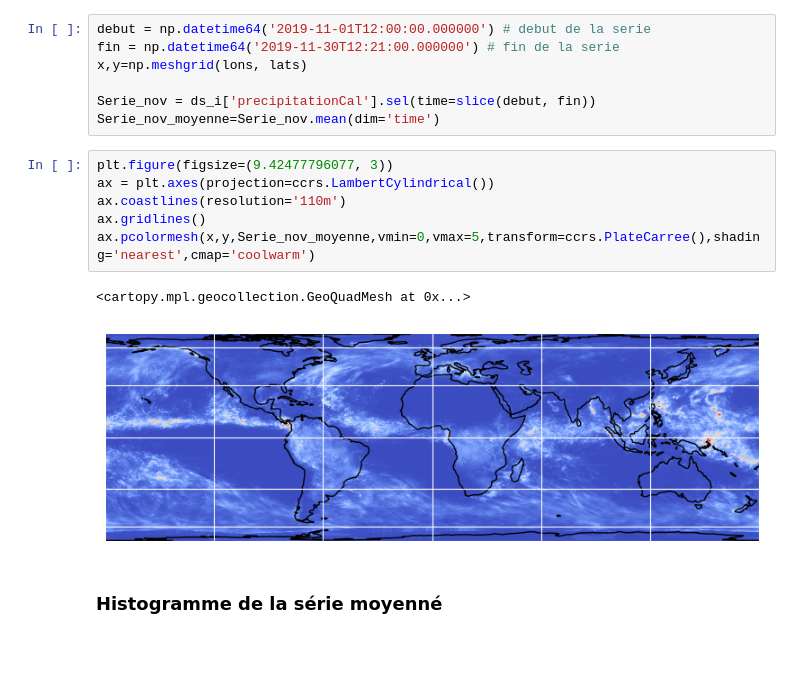
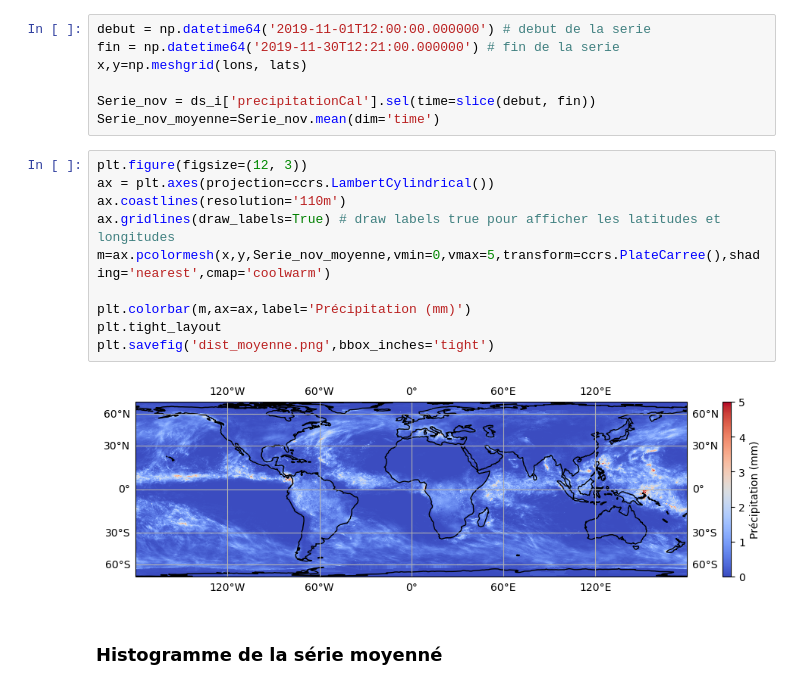
Before and after one commit to Maina-3/laboratoire3, a Jupyter notebook: experience1.ipynb, the cells around one changed output. Drawn from its saved outputs; the diff is of its cells as text; blank space fills up the shorter version.

```diff
--- a/experience1.ipynb
+++ b/experience1.ipynb
@@ -387,13 +633,16 @@ x,y=np.meshgrid(lons, lats)
 Serie_nov = ds_i['precipitationCal'].sel(time=slice(debut, fin))
 Serie_nov_moyenne=Serie_nov.mean(dim='time')
 # %%
-plt.figure(figsize=(9.42477796077, 3))
+plt.figure(figsize=(12, 3))
 ax = plt.axes(projection=ccrs.LambertCylindrical())
 ax.coastlines(resolution='110m')
-ax.gridlines()
-ax.pcolormesh(x,y,Serie_nov_moyenne,vmin=0,vmax=5,transform=ccrs.PlateCarree(),shading='nearest',cmap='coolwarm')
+ax.gridlines(draw_labels=True) # draw labels true pour afficher les latitudes et longitudes
+m=ax.pcolormesh(x,y,Serie_nov_moyenne,vmin=0,vmax=5,transform=ccrs.PlateCarree(),shading='nearest',cmap='coolwarm')
+
+plt.colorbar(m,ax=ax,label='Précipitation (mm)')
+plt.tight_layout
+plt.savefig('dist_moyenne.png',bbox_inches='tight')
 # %% [output]
-<cartopy.mpl.geocollection.GeoQuadMesh at 0x...>
-[figure, old version]
+[figure, new version]
 # %% [markdown]
 ### Histogramme de la série moyenné
```
Also changed, not shown: parts of 34 cells of this notebook.
